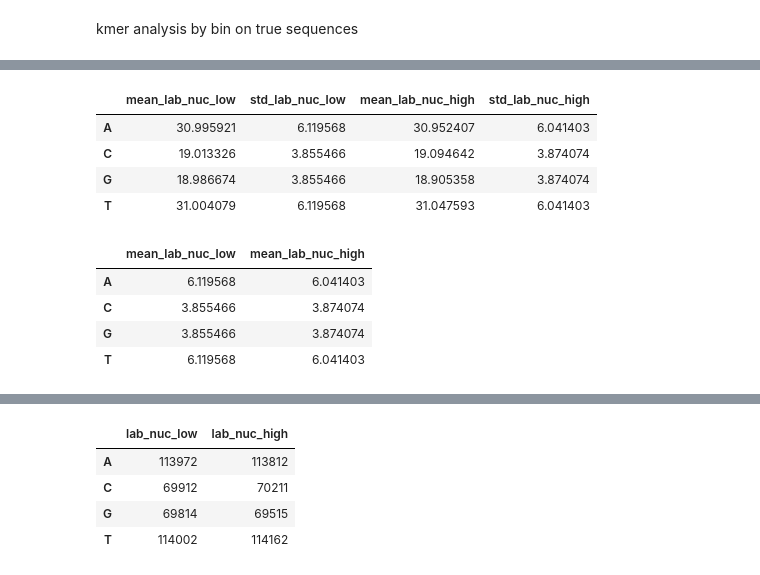
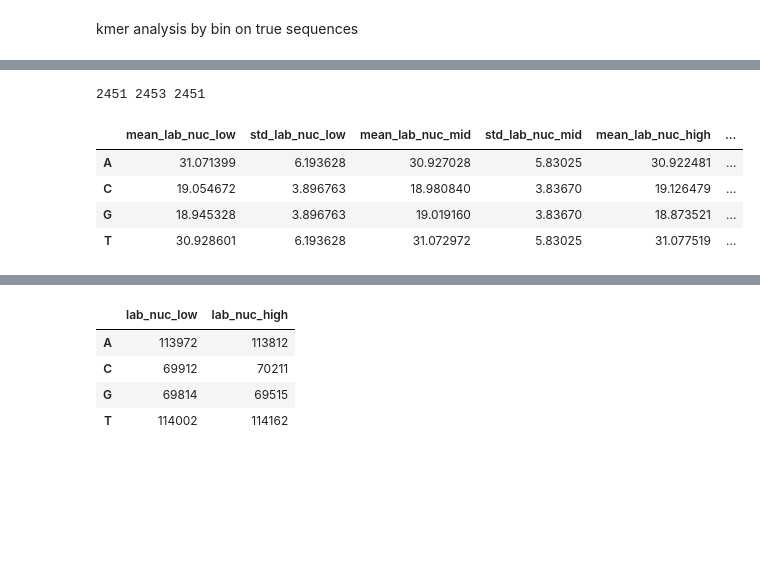
Before and after one commit to Alexwestbrook/mnhn-internship_DeepCNN_ChIP-seq, a Jupyter notebook: Generating_sequences.ipynb, the cells around one changed output, grey strips where cells are left out. Saved outputs shown, nothing was run; the diff lists cells and outputs as text; code cells hidden in the pictures; blank space fills up the shorter version.

```diff
--- a/Generating_sequences.ipynb
+++ b/Generating_sequences.ipynb
@@ -1481,35 +1627,36 @@ df3
 # %%
 annot = 'lab_nuc'
 gc = 0.38
-high_mask = window_yeast.loc[noN_mask & (window_yeast['gc'] == gc), f'sep_{annot}'] == 'high'
-low_mask = window_yeast.loc[noN_mask & (window_yeast['gc'] == gc), f'sep_{annot}'] == 'low'
-df = kmer_summary_by_seq(window_one_hot_yeast[noN_mask & (window_yeast['gc'] == gc)][low_mask], k=1).join(
-    kmer_summary_by_seq(window_one_hot_yeast[noN_mask & (window_yeast['gc'] == gc)][high_mask], k=1),
-    lsuffix=f'_{annot}_low', rsuffix=f'_{annot}_high'
+gc_mask = noN_mask & (window_yeast['gc'] == gc)
+# gc_mask = noN_mask & (window_yeast['gc'] >= 0.31) & (window_yeast['gc'] <= 0.46)
+low_mask = window_yeast.loc[gc_mask, f'sep_{annot}'] == 'low'
+mid_mask = window_yeast.loc[gc_mask, f'sep_{annot}'] == 'mid'
+high_mask = window_yeast.loc[gc_mask, f'sep_{annot}'] == 'high'
+print(np.sum(low_mask), np.sum(mid_mask), np.sum(high_mask))
+df = pd.concat(
+    [kmer_summary_by_seq(window_one_hot_yeast[gc_mask][low_mask], k=1),
+     kmer_summary_by_seq(window_one_hot_yeast[gc_mask][mid_mask], k=1),
+     kmer_summary_by_seq(window_one_hot_yeast[gc_mask][high_mask], k=1)],
+    axis=1
 )
-df2 = kmer_summary_by_seq(window_one_hot_yeast[noN_mask & (window_yeast['gc'] == gc)][low_mask], k=2).join(
-    kmer_summary_by_seq(window_one_hot_yeast[noN_mask & (window_yeast['gc'] == gc)][high_mask], k=2),
-    lsuffix=f'_{annot}_low', rsuffix=f'_{annot}_high'
+df.columns = [f'{pre}_{annot}_{suf}' for suf in ['low', 'mid', 'high'] for pre in ['mean', 'std']]
+df2 = pd.concat(
+    [kmer_summary_by_seq(window_one_hot_yeast[gc_mask][low_mask], k=2),
+     kmer_summary_by_seq(window_one_hot_yeast[gc_mask][mid_mask], k=2),
+     kmer_summary_by_seq(window_one_hot_yeast[gc_mask][high_mask], k=2)],
+    axis=1
 )
+df2.columns = [f'{pre}_{annot}_{suf}' for suf in ['low', 'mid', 'high'] for pre in ['mean', 'std']]
 df_reldiff = (df.loc[:, f'mean_{annot}_high'] - df.loc[:, f'mean_{annot}_low']) * 2 / df.sum(axis=1)
 df_diff = (df.loc[:, f'mean_{annot}_high'] - df.loc[:, f'mean_{annot}_low']) / df.sum(axis=0).iloc[0]
 
 df2_reldiff = (df2.loc[:, f'mean_{annot}_high'] - df2.loc[:, f'mean_{annot}_low']) * 2 / df2.sum(axis=1)
 df2_diff = (df2.loc[:, f'mean_{annot}_high'] - df2.loc[:, f'mean_{annot}_low']) / df2.sum(axis=0).iloc[0]
 df
 # %% [output]
+2451 2453 2451
-|  | mean_lab_nuc_low | std_lab_nuc_low | mean_lab_nuc_high | std_lab_nuc_high |
-| A | 30.995921 | 6.119568 | 30.952407 | 6.041403 |
-| C | 19.013326 | 3.855466 | 19.094642 | 3.874074 |
-| G | 18.986674 | 3.855466 | 18.905358 | 3.874074 |
-| T | 31.004079 | 6.119568 | 31.047593 | 6.041403 |
+|  | mean_lab_nuc_low | std_lab_nuc_low | mean_lab_nuc_mid | std_lab_nuc_mid | mean_lab_nuc_high | ... |
+| A | 31.071399 | 6.193628 | 30.927028 | 5.83025 | 30.922481 | ... |
+| C | 19.054672 | 3.896763 | 18.980840 | 3.83670 | 19.126479 | ... |
+| G | 18.945328 | 3.896763 | 19.019160 | 3.83670 | 18.873521 | ... |
+| T | 30.928601 | 6.193628 | 31.072972 | 5.83025 | 31.077519 | ... |
-# %%
-errors = df.loc[list('ACGT'), ['std_lab_nuc_low', 'std_lab_nuc_high']]
-errors.columns = ['mean_lab_nuc_low', 'mean_lab_nuc_high']
-errors
-# %% [output]
-|  | mean_lab_nuc_low | mean_lab_nuc_high |
-| A | 6.119568 | 6.041403 |
-| C | 3.855466 | 3.874074 |
-| G | 3.855466 | 3.874074 |
-| T | 6.119568 | 6.041403 |
```
Also changed, not shown: parts of 25 cells of this notebook.
